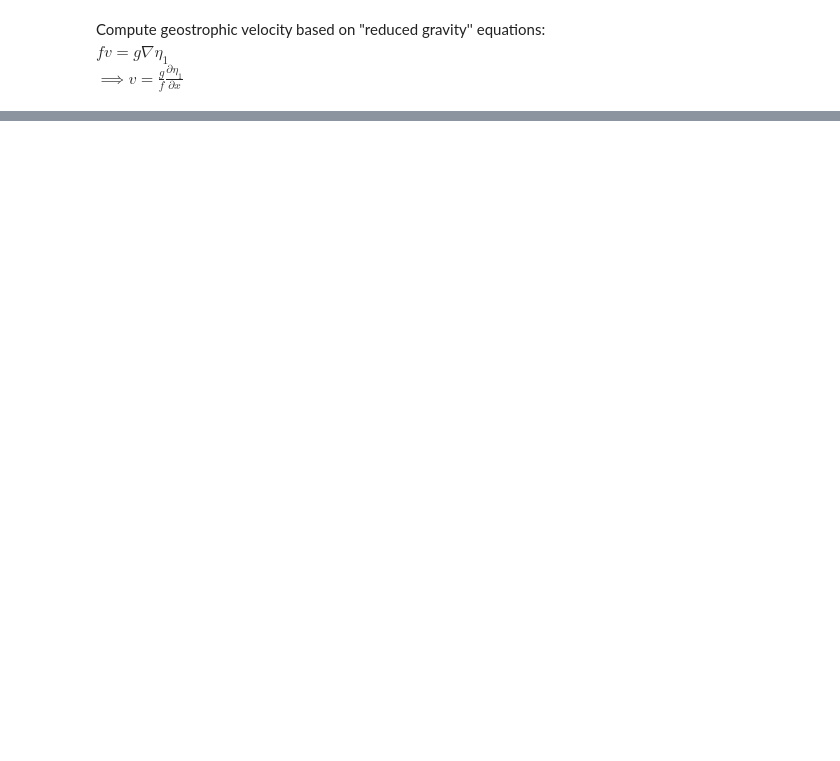
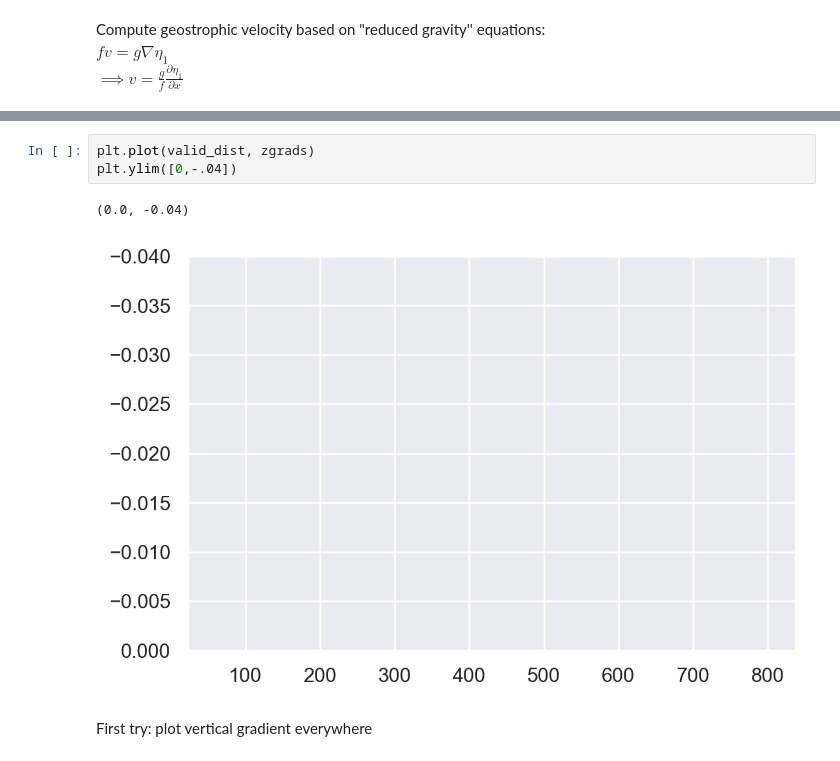
Before and after one commit to ktcarr/12.843, a Jupyter notebook: lab2/lab2_analysis.ipynb, the cells around one changed output, grey strips where cells are left out. Saved outputs shown, nothing was run; the diff lists cells and outputs as text; blank space fills up the shorter version.

```diff
--- a/lab2/lab2_analysis.ipynb
+++ b/lab2/lab2_analysis.ipynb
@@ -307,0 +272,8 @@ plt.show()
+# %%
+plt.plot(valid_dist, zgrads)
+plt.ylim([0,-.04])
+# %% [output]
+(0.0, -0.04)
+[figure, added]
+# %% [markdown]
+First try: plot vertical gradient everywhere
```
Also changed, not shown: parts of 22 cells of this notebook, 1 other file.
